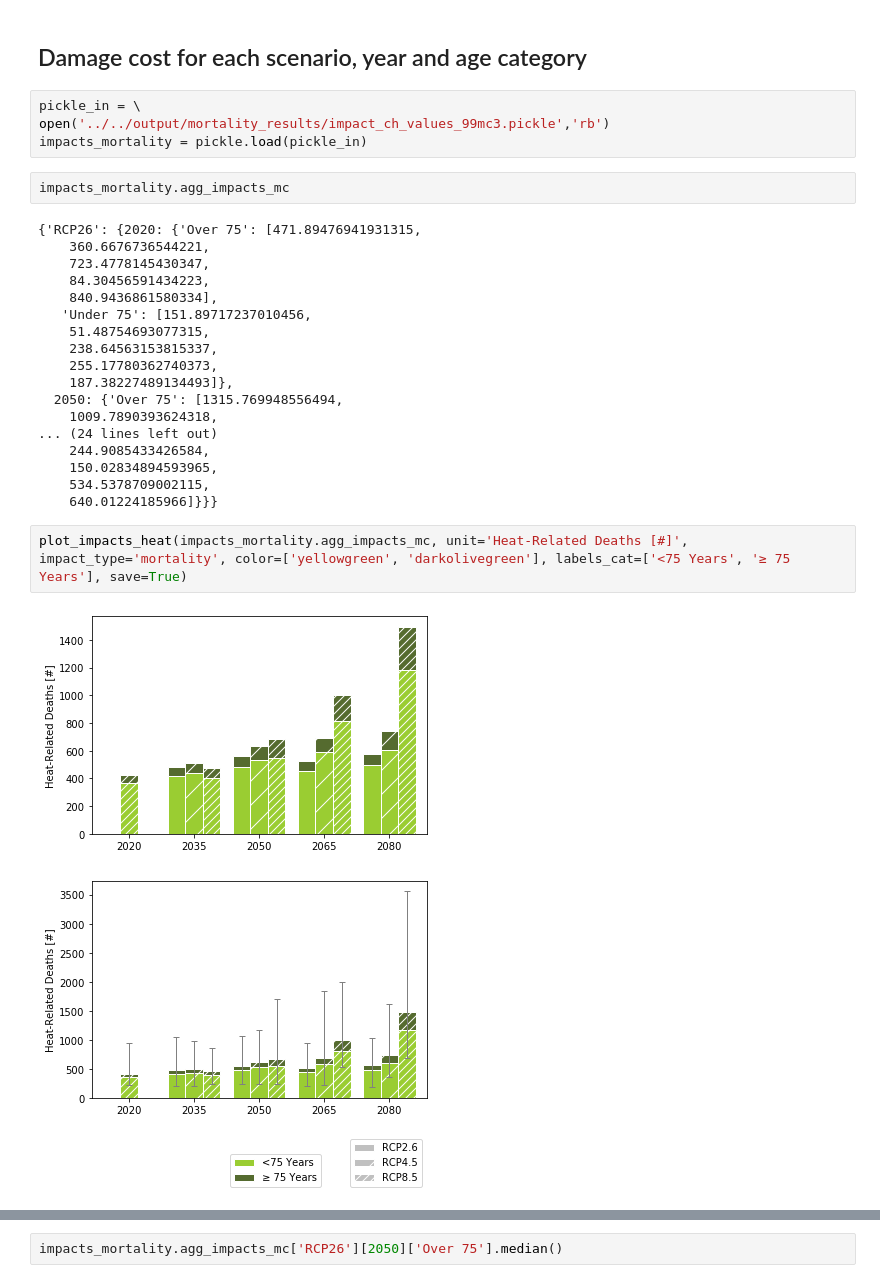
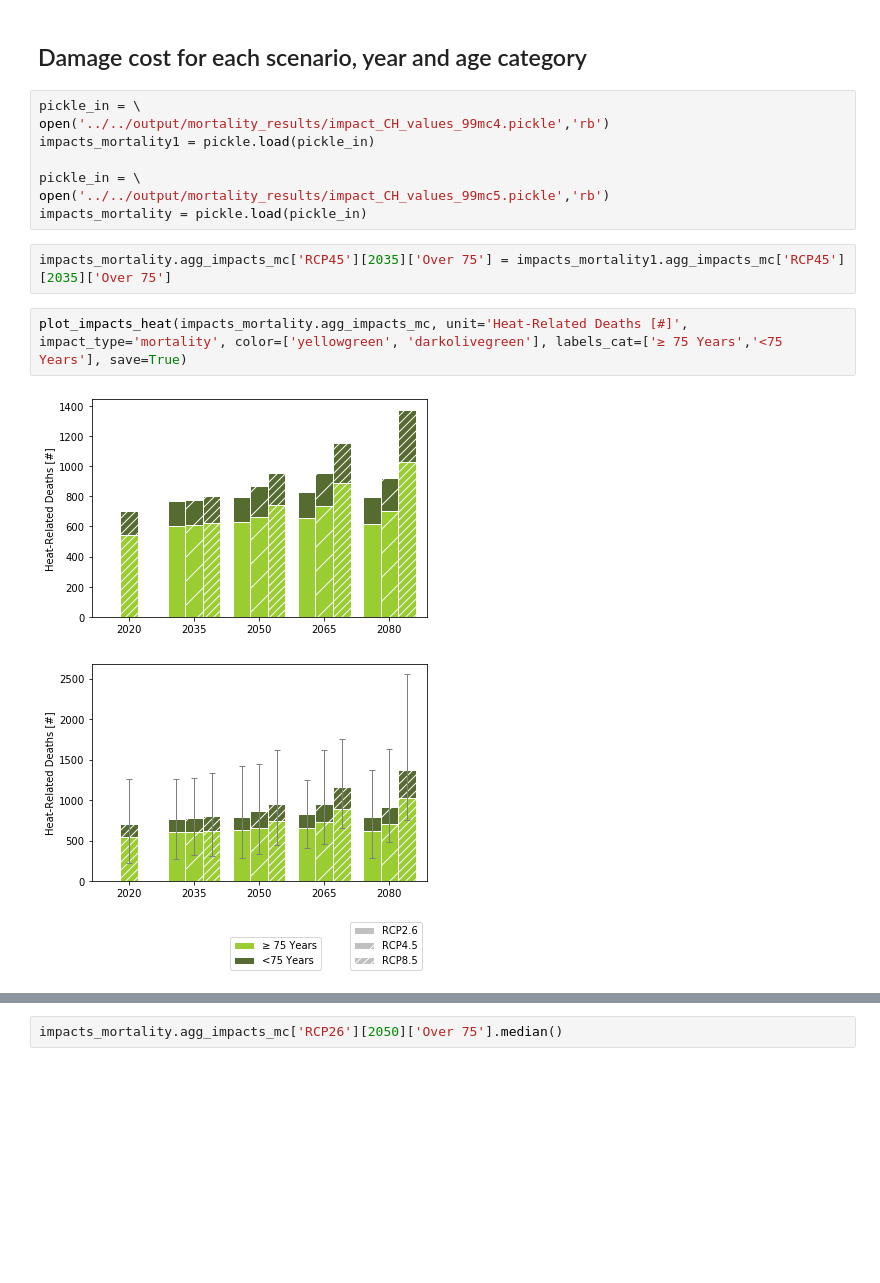
Before and after one commit to zeliest/heat_mortality_productivity_impacts, a Jupyter notebook: data_analysis/notebooks/results_mortality.ipynb, the cells around one changed output, grey strips where cells are left out. Cells and saved outputs as stored; diff of their text form; blank space fills up the shorter version.

```diff
--- a/data_analysis/notebooks/results_mortality.ipynb
+++ b/data_analysis/notebooks/results_mortality.ipynb
@@ -118,30 +54,16 @@ ax.set_ylim(0,np.max(death_ratio))
 ## Damage cost for each scenario, year and age category
 # %%
 pickle_in = \
-open('../../output/mortality_results/impact_ch_values_99mc3.pickle','rb')
+open('../../output/mortality_results/impact_CH_values_99mc4.pickle','rb')
+impacts_mortality1 = pickle.load(pickle_in)
+
+pickle_in = \
+open('../../output/mortality_results/impact_CH_values_99mc5.pickle','rb')
 impacts_mortality = pickle.load(pickle_in)
-# %%
-impacts_mortality.agg_impacts_mc
-# %% [output]
-{'RCP26': {2020: {'Over 75': [471.89476941931315,
-    360.6676736544221,
-    723.4778145430347,
-    84.30456591434223,
-    840.9436861580334],
-   'Under 75': [151.89717237010456,
-    51.48754693077315,
-    238.64563153815337,
-    255.17780362740373,
-    187.38227489134493]},
-  2050: {'Over 75': [1315.769948556494,
-    1009.7890393624318,
-... (24 lines left out)
-    244.9085433426584,
-    150.02834894593965,
-    534.5378709002115,
-    640.01224185966]}}}
+# %%
+impacts_mortality.agg_impacts_mc['RCP45'][2035]['Over 75'] = impacts_mortality1.agg_impacts_mc['RCP45'][2035]['Over 75']
 # %%
-plot_impacts_heat(impacts_mortality.agg_impacts_mc, unit='Heat-Related Deaths [#]', impact_type='mortality', color=['yellowgreen', 'darkolivegreen'], labels_cat=['<75 Years', '≥ 75 Years'], save=True)
+plot_impacts_heat(impacts_mortality.agg_impacts_mc, unit='Heat-Related Deaths [#]', impact_type='mortality', color=['yellowgreen', 'darkolivegreen'], labels_cat=['≥ 75 Years','<75 Years'], save=True)
 # %% [output]
-[figure, old version]
+[figure, new version]
-[figure, old version]
+[figure, new version]
```
Also changed, not shown: parts of 38 cells of this notebook, 13 other files.
